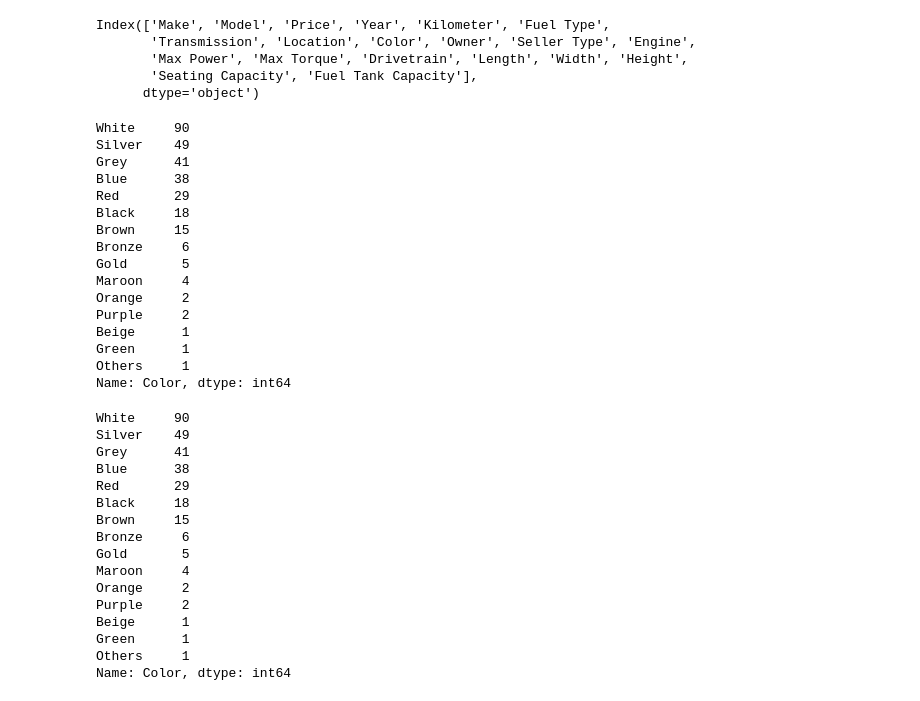
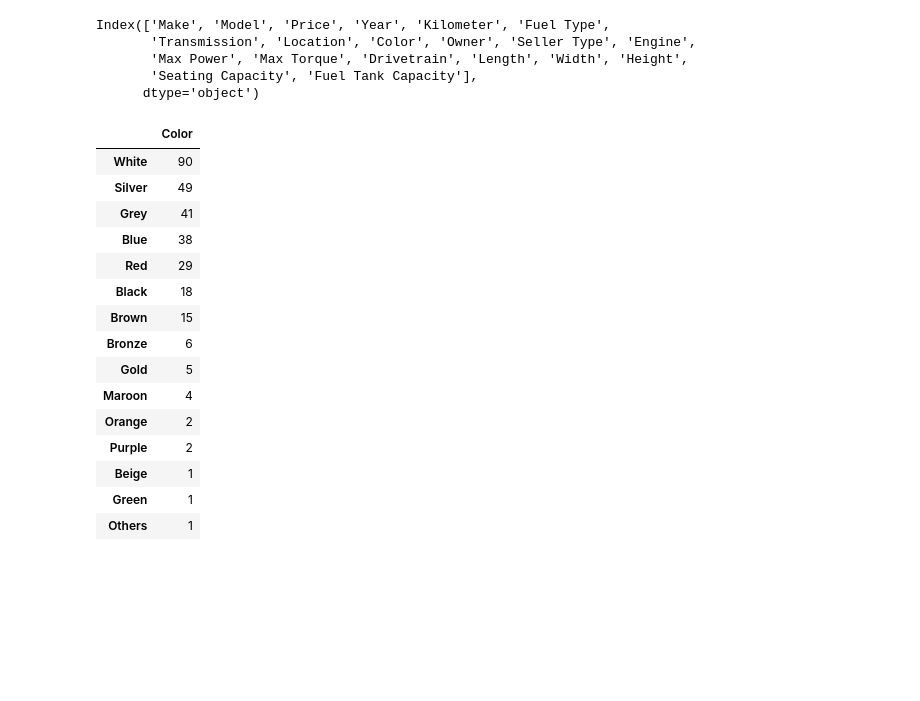
Before and after one commit to cassiegraf/project1, a Jupyter notebook: analysis/analysis.ipynb, the cells around one changed output. Saved outputs shown, nothing was run; the diff lists cells and outputs as text; code cells hidden in the pictures; blank space fills up the shorter version.

```diff
--- a/analysis/analysis.ipynb
+++ b/analysis/analysis.ipynb
@@ -124,21 +124,4 @@ Index(['Make', 'Model', 'Price', 'Year', 'Kilometer', 'Fuel Type',
        'Seating Capacity', 'Fuel Tank Capacity'],
       dtype='object')
 # %%
-clean_car["Color"].value_counts()
+color_series = clean_car["Color"].value_counts()
-# %% [output]
-White     90
-Silver    49
-Grey      41
-Blue      38
-Red       29
-Black     18
-Brown     15
-Bronze     6
-Gold       5
-Maroon     4
-Orange     2
-Purple     2
-Beige      1
-Green      1
-Others     1
-Name: Color, dtype: int64
@@ -169,20 +128,20 @@ Name: Color, dtype: int64
-# %%
-color = clean_car["Color"].value_counts()
-color
-# %% [output]
-White     90
-Silver    49
-Grey      41
-Blue      38
-Red       29
-Black     18
-Brown     15
-Bronze     6
-Gold       5
-Maroon     4
-Orange     2
-Purple     2
-Beige      1
-Green      1
-Others     1
-Name: Color, dtype: int64
+# %%
+color_df = pd.DataFrame(color_series)
+color_df
+# %% [output]
+|  | Color |
+| White | 90 |
+| Silver | 49 |
+| Grey | 41 |
+| Blue | 38 |
+| Red | 29 |
+| Black | 18 |
+| Brown | 15 |
+| Bronze | 6 |
+| Gold | 5 |
+| Maroon | 4 |
+| Orange | 2 |
+| Purple | 2 |
+| Beige | 1 |
+| Green | 1 |
+| Others | 1 |
```
Also changed, not shown: parts of 6 cells of this notebook, 2 other files.
